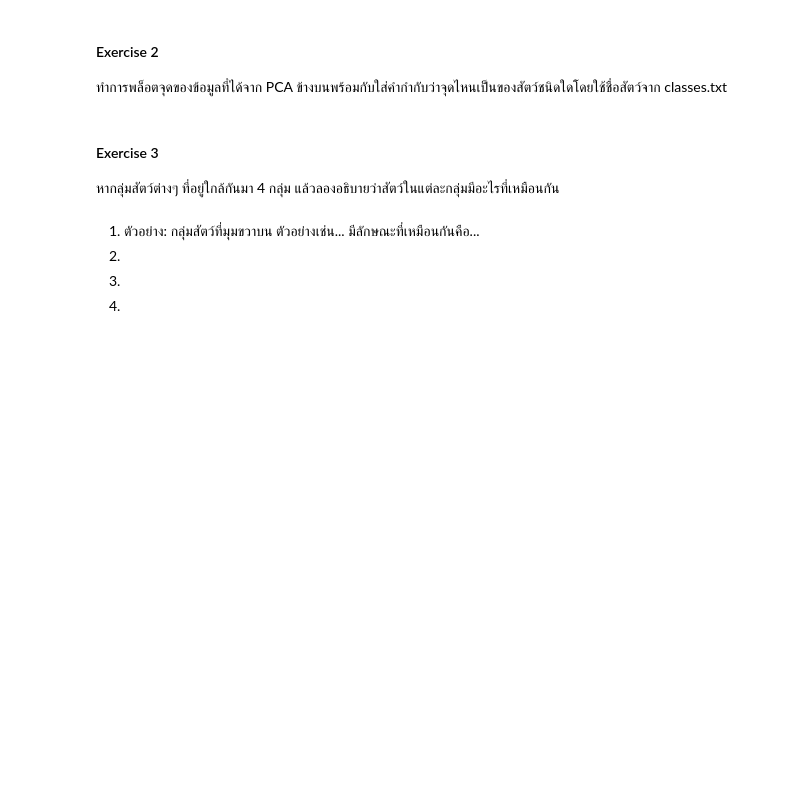
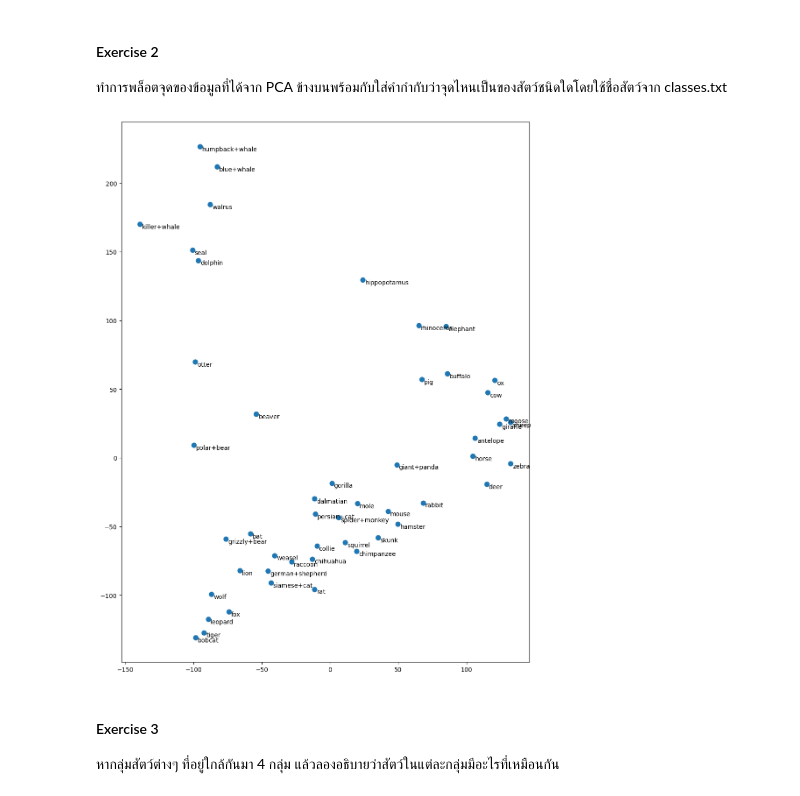
Before and after one commit to Po743/229352-StatisticalLearning, a Jupyter notebook: c229351_LAB03_02.ipynb, the cells around one changed output. Cells and saved outputs as stored; diff of their text form; code cells hidden in the pictures; blank space fills up the shorter version.

```diff
--- a/c229351_LAB03_02.ipynb
+++ b/c229351_LAB03_02.ipynb
@@ -51,13 +88,22 @@ $$ \Sigma =
 # TODO: enter code here
 
 # 1. Center ข้อมูล สมมติว่า data_c คือ normalized (centered) data
+data_c = data - np.mean(data, axis=0)
 
 # 2. หา covariance matrix
+cov = np.cov(data_c ,rowvar=False)
+print(cov,'<--cov\n\n')
 
 # 3. Decompose the covariance matrix UDU^T
+decompo = np.linalg.eigh(cov)
+# print(decompo,'<--decompo\n\n')
 
 # 4. ดึง column ของ U ที่ประกอบไปด้วย eigenvector สองตัวที่มีค่า eigenvalue สูงที่สุด
+U = decompo[1][:,-2:]
+print(U,'<--U\n\n')
 
 # 5. เอา data_c ไปทำ projection ทิศทางของ eigenvector ใน U
+proj = data_c @ U
+print(proj,'<--proj\n\n')
 
 # Result: a (50,2) matrix
@@ -75,29 +160,28 @@ $$ \Sigma =
 # %%
 # กำหนดขนาดของรูป
 plt.figure(figsize=(12,16))
 
 # จงเติม argument ที่เหมาะสมในวงเล็บข้างล่างนี้
 # รูปแบบของฟังก์ชันคือ plt.scatter(numpy array ของ x-coordinate, numpy array ของ y-coordinate)
-plt.scatter( #TODO: 1st column of your 50x2 matrix, #TODO: 2nd column of your 50x2 matrix )
+plt.scatter(proj[:,0], proj[:,1], s=60) #TODO:( 1st column of your 50x2 matrix, #TODO: 2nd column of your 50x2 matrix )
 
 # for loop เพื่อใส่คำกำกับ (annotate) ชื่อสัตว์ของแต่ละจุด วนให้ครบสัตว์ทุกชนิดที่อยู่ใน classes
 # ใส่ numpy array ที่ผ่านการทำ PCA แล้วลงในตำแหน่งที่ระบุเพื่อบอกพิกัดที่ต้องวางคำกำกับ
+
 for i in range(50):
   plt.annotate(
           classes[i,1],
-          xy=(#TODO: YOUR_MATRIX[i,0],
+          xy=(proj[i,0],
+              proj[i,1]),#TODO: YOUR_MATRIX[i,0],
               #TODO YOUR_MATRIX[i,1]),
-              xytext=(5, -8),
+              xytext=(5, -10),
               textcoords='offset pixels')
 
 
 plt.show()
+# %% [output]
+[figure, added]
 # %% [markdown]
 #### Exercise 3
 
 หากลุ่มสัตว์ต่างๆ ที่อยู่ใกล้กันมา 4 กลุ่ม แล้วลองอธิบายว่าสัตว์ในแต่ละกลุ่มมีอะไรที่เหมือนกัน
-# %% [markdown]
-1. ตัวอย่าง: กลุ่มสัตว์ที่มุมขวาบน ตัวอย่างเช่น... มีลักษณะที่เหมือนกันคือ...
-2.
-3.
-4.
```
Also changed, not shown: parts of 7 cells of this notebook.
